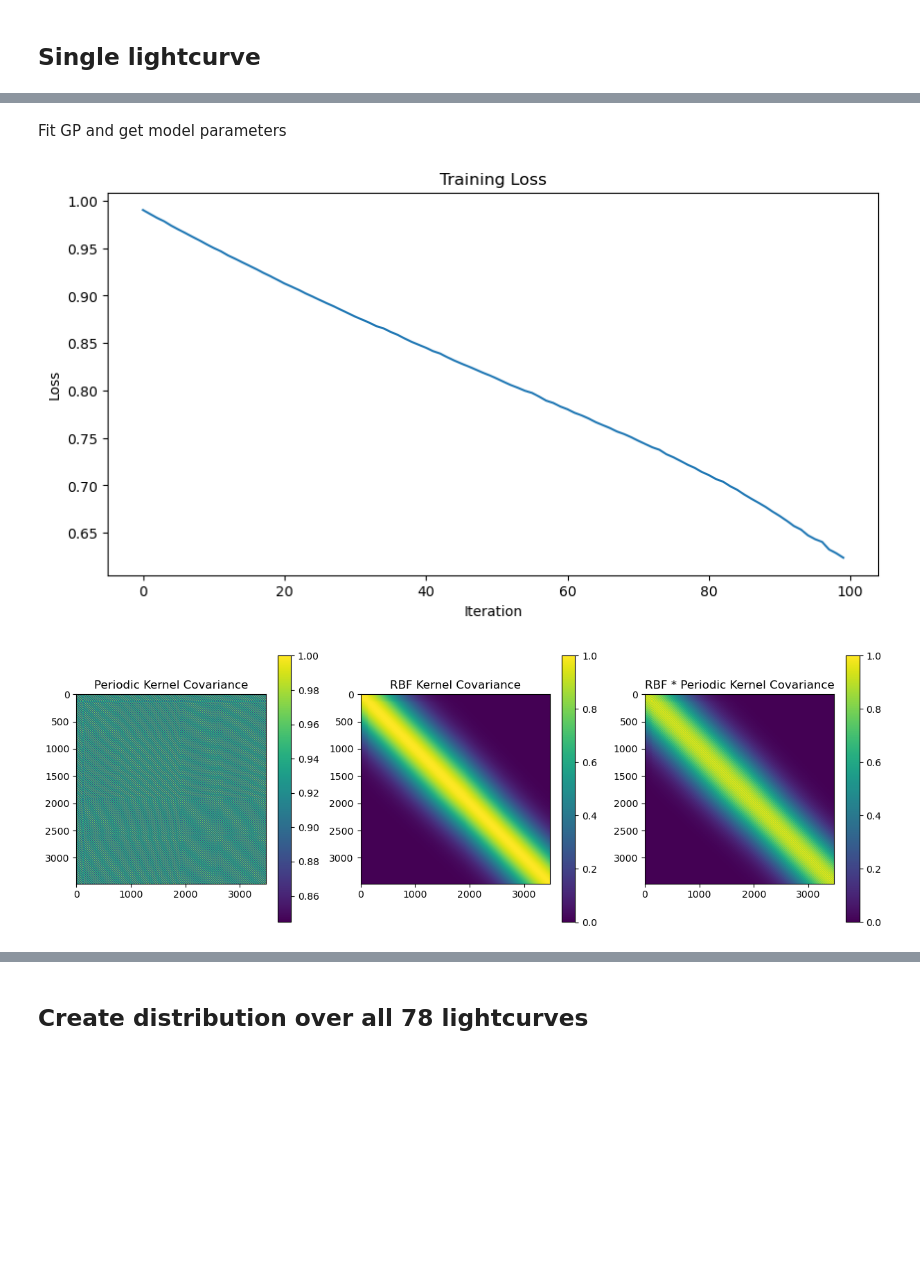
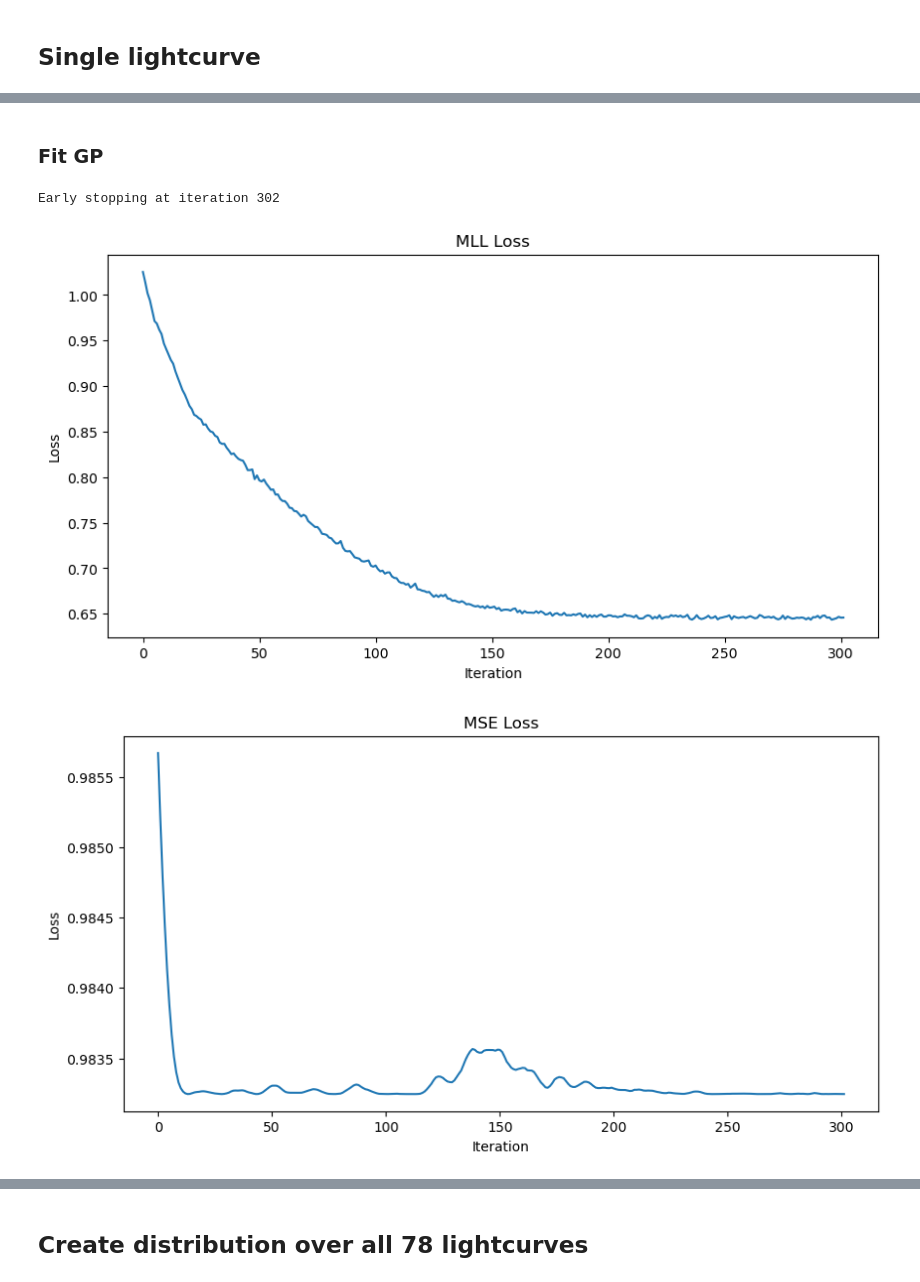
Before and after one commit to linneawolniewicz/dipper-detection, a Jupyter notebook: notebooks/data_notebooks/generate_synthetic_lc.ipynb, the cells around one changed output, grey strips where cells are left out. Cells and saved outputs as stored; diff of their text form; code cells hidden in the pictures; blank space fills up the shorter version.

Commit message:
fix initial coniditons with gp in generate_synthetic_lc so that about half of the lightcurves fit well

```diff
--- a/notebooks/data_notebooks/generate_synthetic_lc.ipynb
+++ b/notebooks/data_notebooks/generate_synthetic_lc.ipynb
@@ -90,6 +236,6 @@ def load_k2_data(filename):
 # %%
 # Load the data
-file_number = 56
+file_number = 76
 data_dir = '../../data/k2/'
 filename = f'k2_{file_number}.fits'
 x, y, y_err = load_k2_data(data_dir + filename)
@@ -104,14 +250,14 @@ std_y = np.std(y)
 y = (y - mean_y) / std_y
 y_err = y_err / std_y
 
-# Ensure y_err is at minimum 0.0001 for GP
-y_err = np.maximum(y_err, 0.00011)
-
 # Find period of the light curve and convert from index to days (what x is in)
 period = get_dom_period(y)
 period = period * (x[-1] - x[0]) / len(x)
 print(f"Dominant period: {period}")
 sinusoid = np.sin(2 * np.pi * x / period)
+
+# Print max and min of y
+print(f"Maximum absolute value of y: {np.max(abs(y))}")
 
 # Plot anomalies
 plt.figure(figsize=(10,5))
@@ -214,41 +272,60 @@ def train_gp(
-# %% [markdown]
-Fit GP and get model parameters
+# %% [markdown]
+### Fit GP
 # %%
-# Remove data between x = 30 and x = 50
-x_new = x[(x < 30) | (x > 40)]
-y_new = y[(x < 30) | (x > 40)]
-y_err_new = y_err[(x < 30) | (x > 40)]
+# Remove data between a range
+lower = 10
+upper = 20
+x_new = x[(x < lower) | (x > upper)]
+y_new = y[(x < lower) | (x > upper)]
+y_err_new = y_err[(x < lower) | (x > upper)]
 
 # Hyperparameters
-training_iterations = 100
+training_iterations = 1_000
 lr = 0.01
 
-noise_variances = torch.tensor(y_err_new, dtype=torch.float32).to(device) ** 2
-# likelihood = gpytorch.likelihoods.FixedNoiseGaussianLikelihood(
+# noise_variances = torch.tensor(y_err_new, dtype=torch.float32).to(device) ** 2
+# likelihood = FixedNoiseGaussianLikelihood(
 #     noise=noise_variances,
 #     learn_additional_noise=True
 # )
 
-likelihood = gpytorch.likelihoods.GaussianLikelihood(
+likelihood = GaussianLikelihood(
     noise_constraint=GreaterThan(lower_bound=0.0001)
 ).to(device)
 
 kernel = QuasiPeriodicKernel(
-    period_length_constraint=Interval(lower_bound=min(period - 0.01, 1.0), upper_bound=100.0, initial_value=period),
-    lengthscale_constraint=Interval(lower_bound=5.0, upper_bound=30.0)
+    periodic_kernel=PeriodicKernel(
+        period_length_constraint=Interval(lower_bound=max(period - 2.0, 0.4), upper_bound=(period + 2.0), initial_value=period),
+        lengthscale_constraint=Interval(lower_bound=min(period/2, 5), upper_bound=min(period*4, 10), initial_value=period)
+    ),
+    rbf_kernel=RBFKernel(
+        lengthscale_constraint=GreaterThan(lower_bound=min(5*period, 5), initial_value=10)
+    )
+)
+
+kernel = ScaleKernel(
+    kernel,
+    outputscale_constraint=LessThan(upper_bound=min(max(abs(y)) + 1, 5), initial_value=1)
+)
+
+mean = ConstantMean(
+    constant_constraint = Interval(lower_bound=-1, upper_bound=1, initial_value=0)
 )
 
 # Train GP model
 model, likelihood, mll = train_gp(
     torch.tensor(x_new, dtype=torch.float32).to(device),
     torch.tensor(y_new, dtype=torch.float32).to(device),
     training_iterations=training_iterations,
     lr=lr,
     device=device,
     likelihood=likelihood,
     kernel=kernel,
+    mean=mean,
+    early_stopping=True,
     plot=True
 )
 # %% [output]
+Early stopping at iteration 302
-[figure, old version]
+[figure, new version]
-[figure, old version]
+[figure, new version]
```
Also changed, not shown: parts of 13 cells of this notebook.
